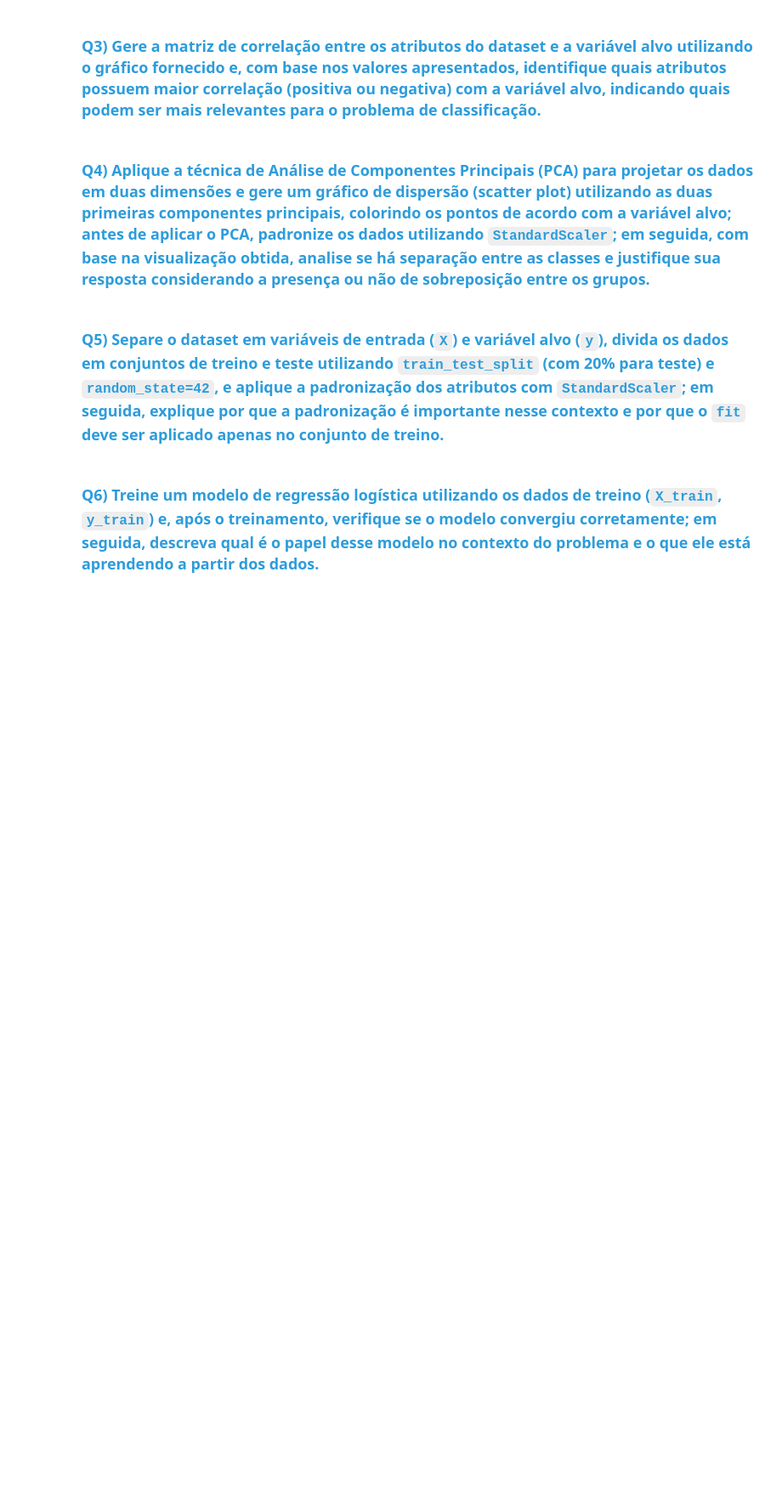
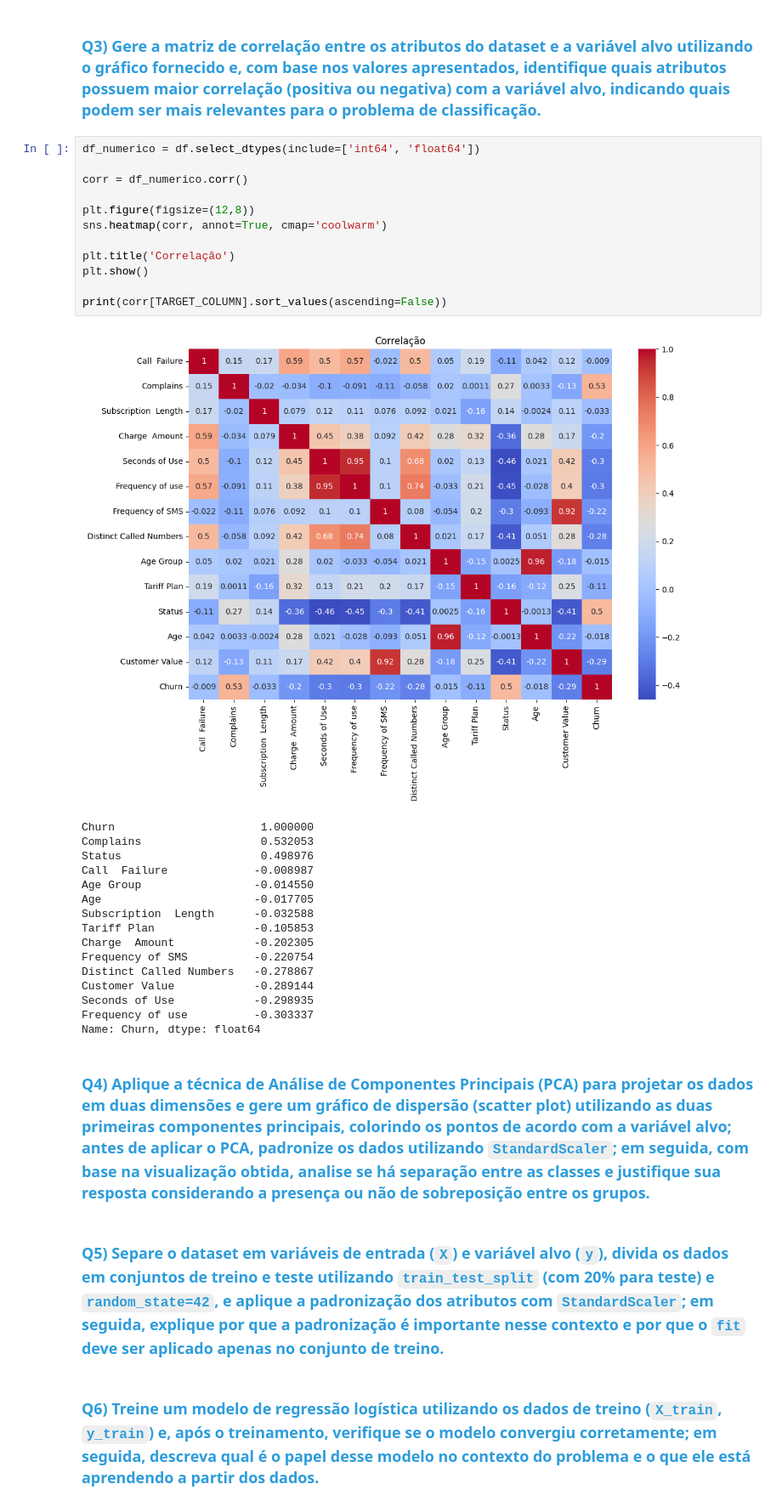
Before and after one commit to MatheusAndrade23/E08-L2-Project, a Jupyter notebook: lab/C24_2026_1_LL_Atividade_06_MMMM.ipynb, the cells around one changed output. Shown at 85% size. Saved outputs shown, nothing was run; the diff lists cells and outputs as text; blank space fills up the shorter version.

```diff
--- a/lab/C24_2026_1_LL_Atividade_06_MMMM.ipynb
+++ b/lab/C24_2026_1_LL_Atividade_06_MMMM.ipynb
@@ -167,5 +167,34 @@ O dataset é desbalanceado, uma vez que há 2655 registros com valor 0 e 495 reg
 # %% [markdown]
 ### <font color='#2D9CDB'>Q3) Gere a matriz de correlação entre os atributos do dataset e a variável alvo utilizando o gráfico fornecido e, com base nos valores apresentados, identifique quais atributos possuem maior correlação (positiva ou negativa) com a variável alvo, indicando quais podem ser mais relevantes para o problema de classificação.</font>
+# %%
+df_numerico = df.select_dtypes(include=['int64', 'float64'])
+
+corr = df_numerico.corr()
+
+plt.figure(figsize=(12,8))
+sns.heatmap(corr, annot=True, cmap='coolwarm')
+
+plt.title('Correlação')
+plt.show()
+
+print(corr[TARGET_COLUMN].sort_values(ascending=False))
+# %% [output]
+[figure, added]
+Churn                      1.000000
+Complains                  0.532053
+Status                     0.498976
+Call  Failure             -0.008987
+Age Group                 -0.014550
+Age                       -0.017705
+Subscription  Length      -0.032588
+Tariff Plan               -0.105853
+Charge  Amount            -0.202305
+Frequency of SMS          -0.220754
+Distinct Called Numbers   -0.278867
+Customer Value            -0.289144
+Seconds of Use            -0.298935
+Frequency of use          -0.303337
+Name: Churn, dtype: float64
 # %% [markdown]
 ### <font color='#2D9CDB'>Q4) Aplique a técnica de Análise de Componentes Principais (PCA) para projetar os dados em duas dimensões e gere um gráfico de dispersão (scatter plot) utilizando as duas primeiras componentes principais, colorindo os pontos de acordo com a variável alvo; antes de aplicar o PCA, padronize os dados utilizando `StandardScaler`; em seguida, com base na visualização obtida, analise se há separação entre as classes e justifique sua resposta considerando a presença ou não de sobreposição entre os grupos.</font>
 # %% [markdown]
```
Also changed, not shown: parts of 1 cell of this notebook.
